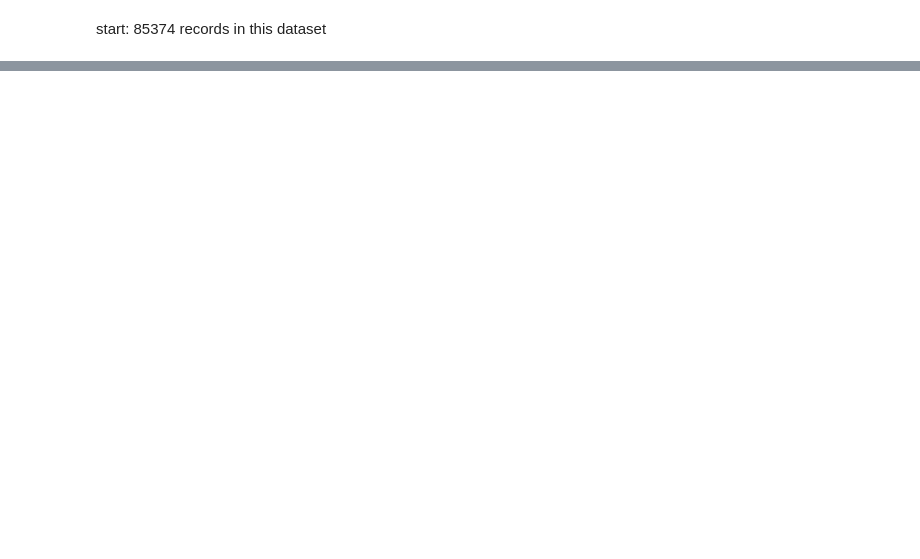
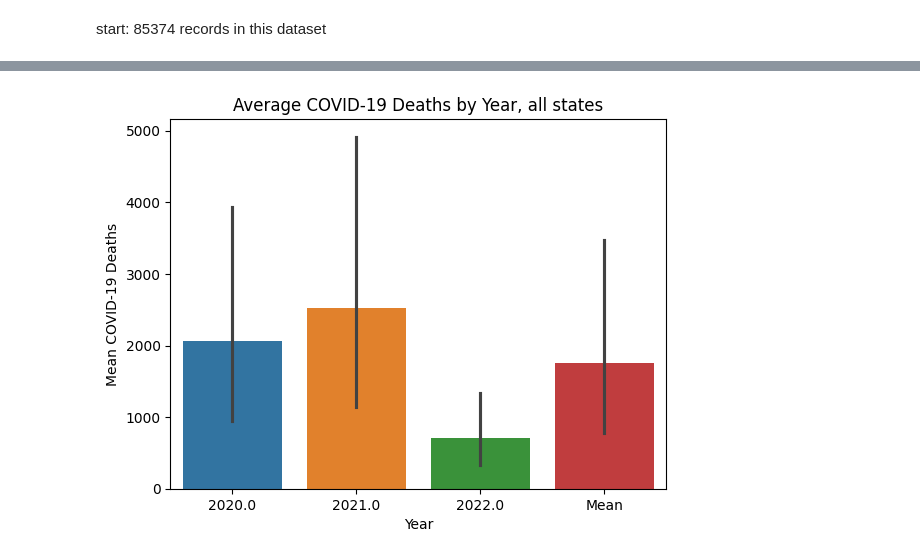
Before and after one commit to jaycee-pang/data200s-covid19, a Jupyter notebook: eda_jp.ipynb, the cells around one changed output, grey strips where cells are left out. Drawn from its saved outputs; the diff is of its cells as text; code cells hidden in the pictures; blank space fills up the shorter version.

```diff
--- a/eda_jp.ipynb
+++ b/eda_jp.ipynb
@@ -38,0 +163,7 @@ sns.histplot(data=counts_sex_age_state, x='Age Group', y='COVID-19 Deaths', hue=
+# %%
+# sns.barplot(yr_state.loc[[:, );
+sns.barplot(yr_s
+plt.title('Average COVID-19 Deaths by Year, all states');
+plt.ylabel('Mean COVID-19 Deaths');
+# %% [output]
+[figure, added]
```
Also changed, not shown: parts of 17 cells of this notebook.
